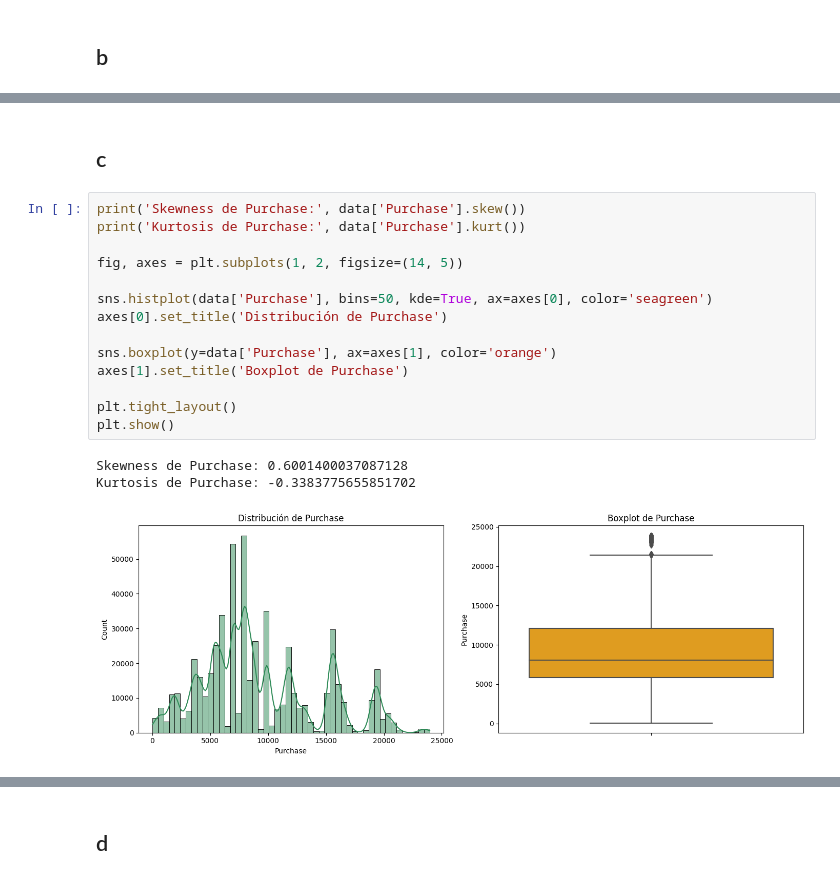
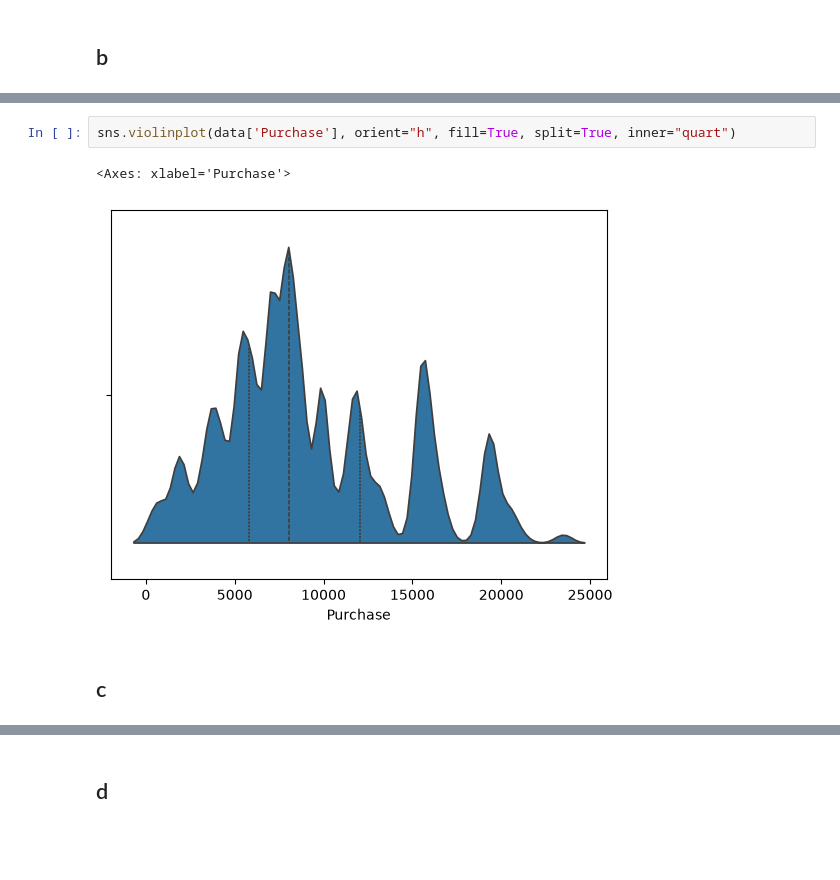
Before and after one commit to RafaelPigata/RP_blackfriday_sales_prediction, a Jupyter notebook: TP1.ipynb, the cells around one changed output, grey strips where cells are left out. Cells and saved outputs as stored; diff of their text form; blank space fills up the shorter version.

```diff
--- a/TP1.ipynb
+++ b/TP1.ipynb
@@ -251,20 +235,7 @@ plt.show()
+# %%
+sns.violinplot(data['Purchase'], orient="h", fill=True, split=True, inner="quart")
+# %% [output]
+<Axes: xlabel='Purchase'>
+[figure, added]
 # %% [markdown]
 ## c
-# %%
-print('Skewness de Purchase:', data['Purchase'].skew())
-print('Kurtosis de Purchase:', data['Purchase'].kurt())
-
-fig, axes = plt.subplots(1, 2, figsize=(14, 5))
-
-sns.histplot(data['Purchase'], bins=50, kde=True, ax=axes[0], color='seagreen')
-axes[0].set_title('Distribución de Purchase')
-
-sns.boxplot(y=data['Purchase'], ax=axes[1], color='orange')
-axes[1].set_title('Boxplot de Purchase')
-
-plt.tight_layout()
-plt.show()
-# %% [output]
-Skewness de Purchase: 0.6001400037087128
-Kurtosis de Purchase: -0.3383775655851702
-[figure, removed]
```
Also changed, not shown: parts of 24 cells of this notebook.
